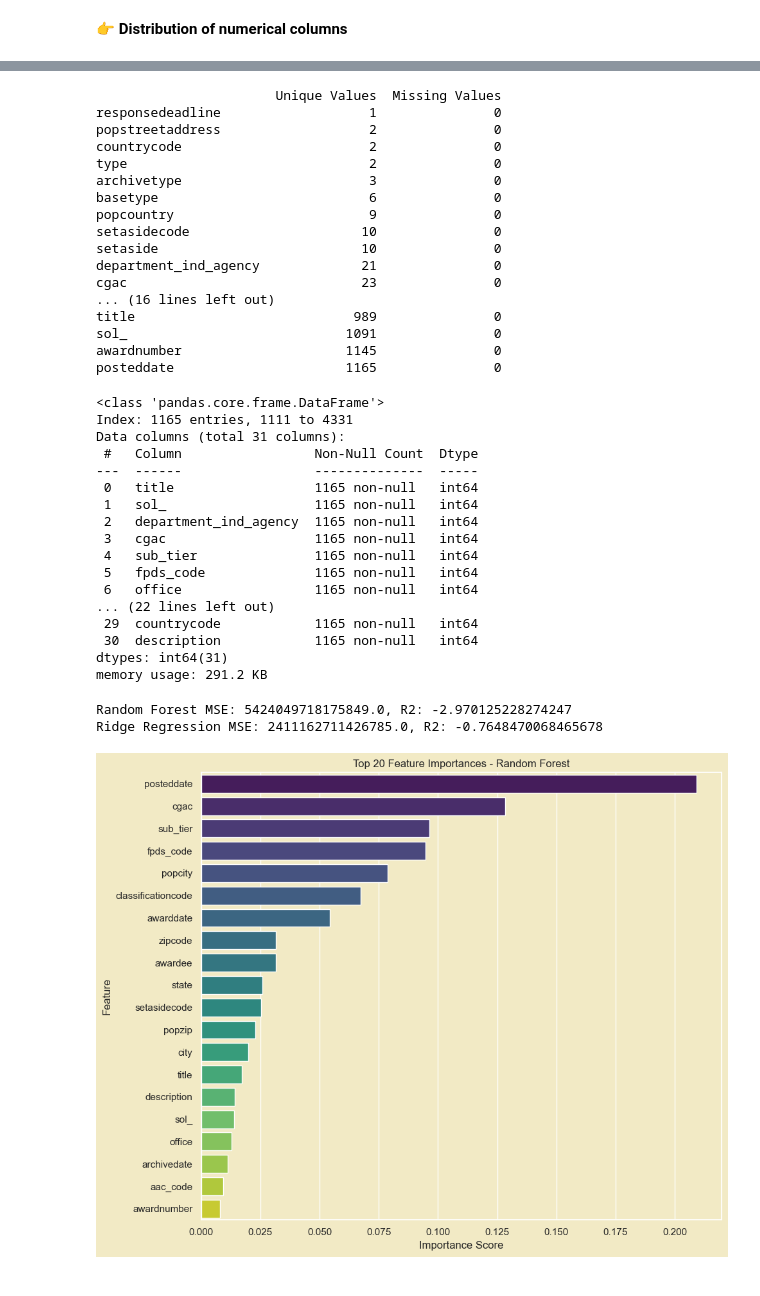
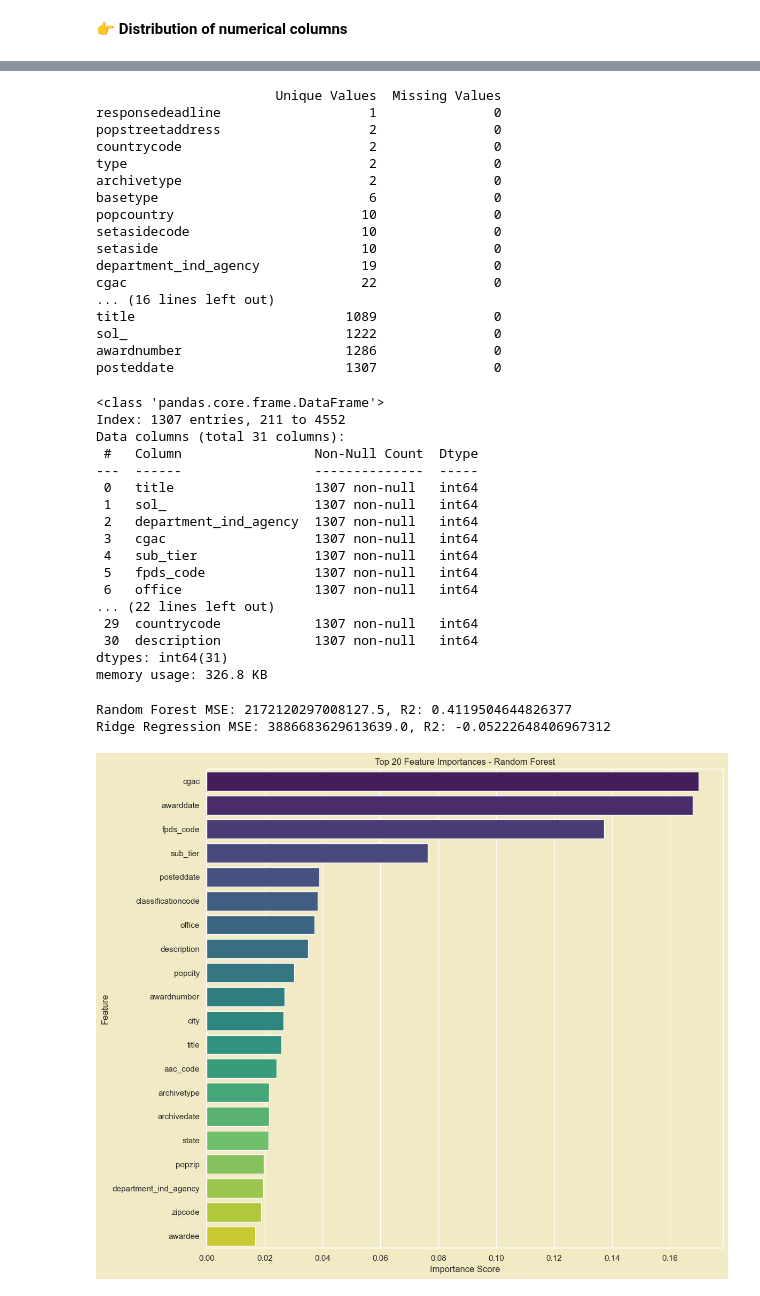
Before and after one commit to LNshuti/usgov-contracts-rag, a Jupyter notebook: src/notebooks/ml_usgov_contracts_ecommendation.ipynb, the cells around one changed output, grey strips where cells are left out. Saved outputs shown, nothing was run; the diff lists cells and outputs as text; code cells hidden in the pictures.

```diff
--- a/src/notebooks/ml_usgov_contracts_ecommendation.ipynb
+++ b/src/notebooks/ml_usgov_contracts_ecommendation.ipynb
@@ -31,5 +31,4 @@ warnings.filterwarnings("ignore")
 df = pl.read_csv('../data/fy2022_archived_opportunities.csv', encoding='latin-1')
 
 # Get the first 85000 rows
-df = df.tail(5000)
-df
+df = df.tail(5800)
@@ -681,38 +665,38 @@ responsedeadline                   1               0
 popstreetaddress                   2               0
 countrycode                        2               0
 type                               2               0
-archivetype                        3               0
+archivetype                        2               0
 basetype                           6               0
-popcountry                         9               0
+popcountry                        10               0
 setasidecode                      10               0
 setaside                          10               0
-department_ind_agency             21               0
-cgac                              23               0
+department_ind_agency             19               0
+cgac                              22               0
 ... (16 lines left out)
-title                            989               0
-sol_                            1091               0
-awardnumber                     1145               0
-posteddate                      1165               0
+title                           1089               0
+sol_                            1222               0
+awardnumber                     1286               0
+posteddate                      1307               0
 # %%
 X_train.info()
 # %% [output]
 <class 'pandas.core.frame.DataFrame'>
-Index: 1165 entries, 1111 to 4331
+Index: 1307 entries, 211 to 4552
 Data columns (total 31 columns):
  #   Column                 Non-Null Count  Dtype
 ---  ------                 --------------  -----
- 0   title                  1165 non-null   int64
- 1   sol_                   1165 non-null   int64
- 2   department_ind_agency  1165 non-null   int64
- 3   cgac                   1165 non-null   int64
- 4   sub_tier               1165 non-null   int64
- 5   fpds_code              1165 non-null   int64
- 6   office                 1165 non-null   int64
+ 0   title                  1307 non-null   int64
+ 1   sol_                   1307 non-null   int64
+ 2   department_ind_agency  1307 non-null   int64
+ 3   cgac                   1307 non-null   int64
+ 4   sub_tier               1307 non-null   int64
+ 5   fpds_code              1307 non-null   int64
+ 6   office                 1307 non-null   int64
 ... (22 lines left out)
- 29  countrycode            1165 non-null   int64
- 30  description            1165 non-null   int64
+ 29  countrycode            1307 non-null   int64
+ 30  description            1307 non-null   int64
 dtypes: int64(31)
-memory usage: 291.2 KB
+memory usage: 326.8 KB
 # %%
 # Import necessary libraries
 from sklearn.linear_model import Ridge
@@ -740,30 +724,30 @@ ridge_r2 = r2_score(y_test, ridge_predictions)
 print(f"Random Forest MSE: {rf_mse}, R2: {rf_r2}")
 print(f"Ridge Regression MSE: {ridge_mse}, R2: {ridge_r2}")
 # %% [output]
-Random Forest MSE: 5424049718175849.0, R2: -2.970125228274247
-Ridge Regression MSE: 2411162711426785.0, R2: -0.7648470068465678
+Random Forest MSE: 2172120297008127.5, R2: 0.4119504644826377
+Ridge Regression MSE: 3886683629613639.0, R2: -0.05222648406967312
 # %%
 # Set Seaborn style
 sns.set_style('darkgrid')
 sns.set(rc={"axes.facecolor": "#F2EAC5", "figure.facecolor": "#F2EAC5"})
 
 # 1. Feature Importance for Random Forest
 importances = rf_model.feature_importances_
 feature_names = X_train.columns
 feature_importance_df = pd.DataFrame({
     'feature': feature_names,
     'importance': importances
 }).sort_values(by='importance', ascending=False).head(20)  # Top 20 features
 
-plt.figure(figsize=(10, 8))
+plt.figure(figsize=(12, 10))
 sns.barplot(x='importance', y='feature', data=feature_importance_df, palette='viridis')
 plt.title('Top 20 Feature Importances - Random Forest')
 plt.xlabel('Importance Score')
 plt.ylabel('Feature')
 plt.tight_layout()
 plt.show()
 # %% [output]
-[figure, old version]
+[figure, new version]
 # %%
 # 2. Coefficient Analysis for Ridge Regression
 coefficients = ridge_model.coef_
```
Also changed, not shown: parts of 24 cells of this notebook.
